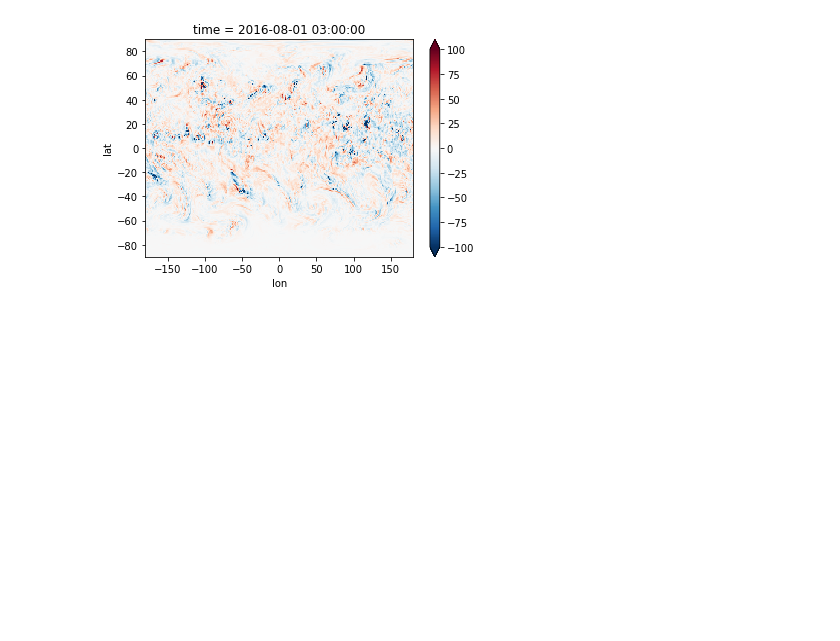
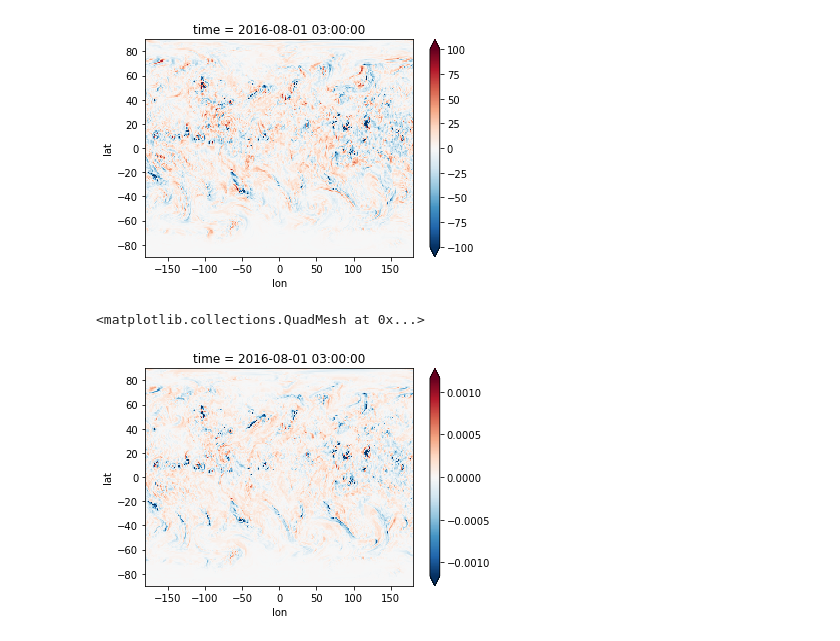
Before and after one commit to ai2cm/fv3net, a Jupyter notebook: notebooks/development/2019-08-30-apparent source.ipynb, the cells around one changed output. Saved outputs shown, nothing was run; the diff lists cells and outputs as text; code cells hidden in the pictures; blank space fills up the shorter version.

```diff
--- a/notebooks/development/2019-08-30-apparent source.ipynb
+++ b/notebooks/development/2019-08-30-apparent source.ipynb
@@ -23,9 +23,21 @@ z_c = height_centered(ds.dz, ds.zs)
 qv_t = storage_fixed_height(ds.qv, z_c, ds.dz)
 qv_adv = advection_fixed_height(ds, 'qv')
 apparent_source = qv_t - qv_adv
+
+def mass_integrate(phi, dp):
+    gravity = 9.81
+    return (phi * ds.dp/gravity).sum('pfull')
+
 net_precitation = (-(apparent_source * ds.dp/9.81).sum('pfull')*86400).persist()
 # %%
 net_precitation[0].plot(vmax=100)
 # %% [output]
 <matplotlib.collections.QuadMesh at 0x...>
 [figure]
+# %%
+adv_int = mass_integrate(qv_adv, ds.dp).persist()
+# %%
+adv_int[0].plot(vmax=100/86400)
+# %% [output]
+<matplotlib.collections.QuadMesh at 0x...>
+[figure, added]
```
Also changed, not shown: parts of 18 cells of this notebook, 2 other files.
